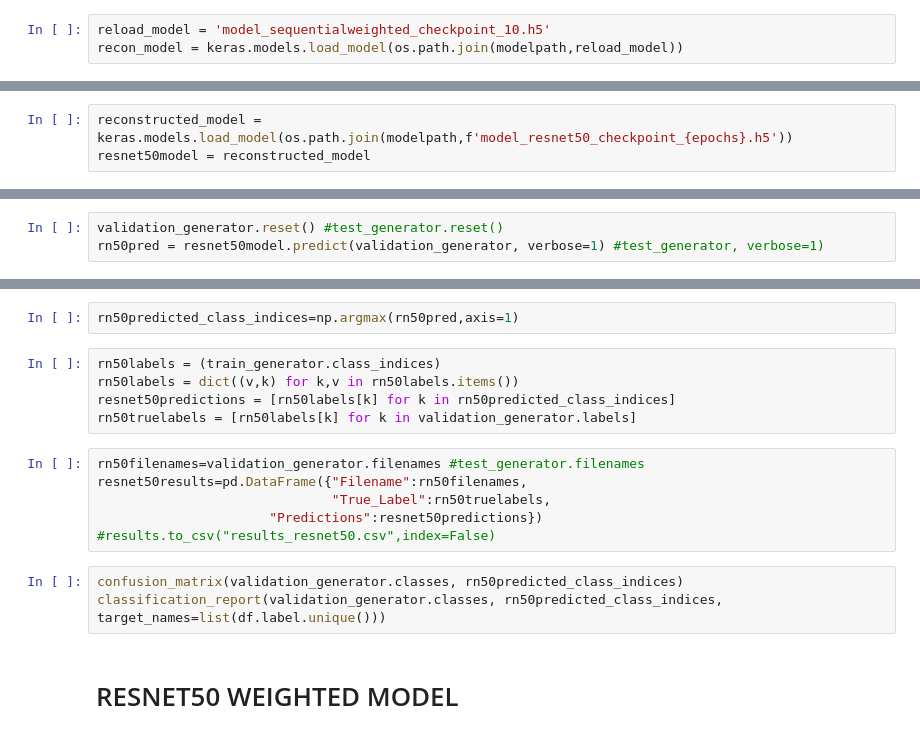
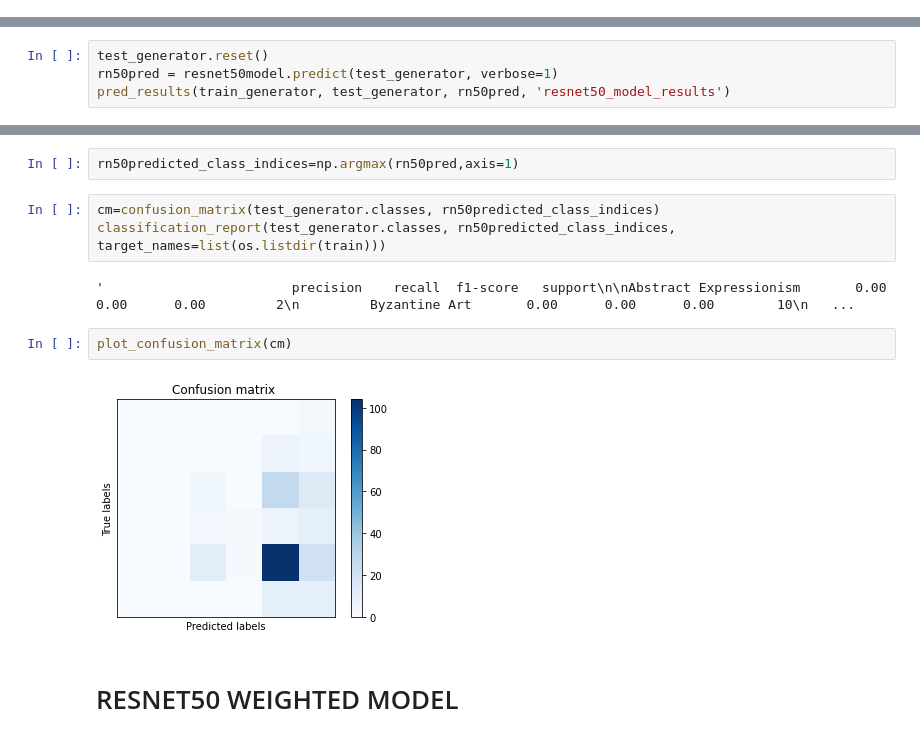
Before and after one commit to justinepicar/Art_Style_Classification, a Jupyter notebook: Notebooks/05_modeling.ipynb, the cells around one changed output, grey strips where cells are left out. Cells and saved outputs as stored; diff of their text form.

```diff
--- a/Notebooks/05_modeling.ipynb
+++ b/Notebooks/05_modeling.ipynb
@@ -154,5 +228,2 @@ wmodel.fit(train_generator,
-# %%
-reload_model = 'model_sequentialweighted_checkpoint_10.h5'
-recon_model = keras.models.load_model(os.path.join(modelpath,reload_model))
 # %%
 print(wmodel.summary())
@@ -194,3 +321,0 @@ print(resnet50model.summary())
-# %%
-reconstructed_model = keras.models.load_model(os.path.join(modelpath,f'model_resnet50_checkpoint_{epochs}.h5'))
-resnet50model = reconstructed_model
@@ -199,3 +347,4 @@ resnet50model.evaluate(validation_generator)
 # %%
-validation_generator.reset() #test_generator.reset()
-rn50pred = resnet50model.predict(validation_generator, verbose=1) #test_generator, verbose=1)
+test_generator.reset()
+rn50pred = resnet50model.predict(test_generator, verbose=1)
+pred_results(train_generator, test_generator, rn50pred, 'resnet50_model_results')
@@ -202,19 +366,14 @@ rn50pred = resnet50model.predict(validation_generator, verbose=1) #test_generato
 # %%
 rn50predicted_class_indices=np.argmax(rn50pred,axis=1)
-# %%
-rn50labels = (train_generator.class_indices)
-rn50labels = dict((v,k) for k,v in rn50labels.items())
-resnet50predictions = [rn50labels[k] for k in rn50predicted_class_indices]
-rn50truelabels = [rn50labels[k] for k in validation_generator.labels]
-# %%
-rn50filenames=validation_generator.filenames #test_generator.filenames
-resnet50results=pd.DataFrame({"Filename":rn50filenames,
-                              "True_Label":rn50truelabels,
-                      "Predictions":resnet50predictions})
-#results.to_csv("results_resnet50.csv",index=False)
 # %%
-confusion_matrix(validation_generator.classes, rn50predicted_class_indices)
-classification_report(validation_generator.classes, rn50predicted_class_indices, target_names=list(df.label.unique()))
+cm=confusion_matrix(test_generator.classes, rn50predicted_class_indices)
+classification_report(test_generator.classes, rn50predicted_class_indices, target_names=list(os.listdir(train)))
+# %% [output]
+'                        precision    recall  f1-score   support\n\nAbstract Expressionism       0.00      0.00      0.00         2\n         Byzantine Art       0.00      0.00      0.00        10\n   ...
+# %%
+plot_confusion_matrix(cm)
+# %% [output]
+[figure, added]
 # %% [markdown]
 # RESNET50 WEIGHTED MODEL
 # %%
```
Also changed, not shown: parts of 35 cells of this notebook, 4 other files.
